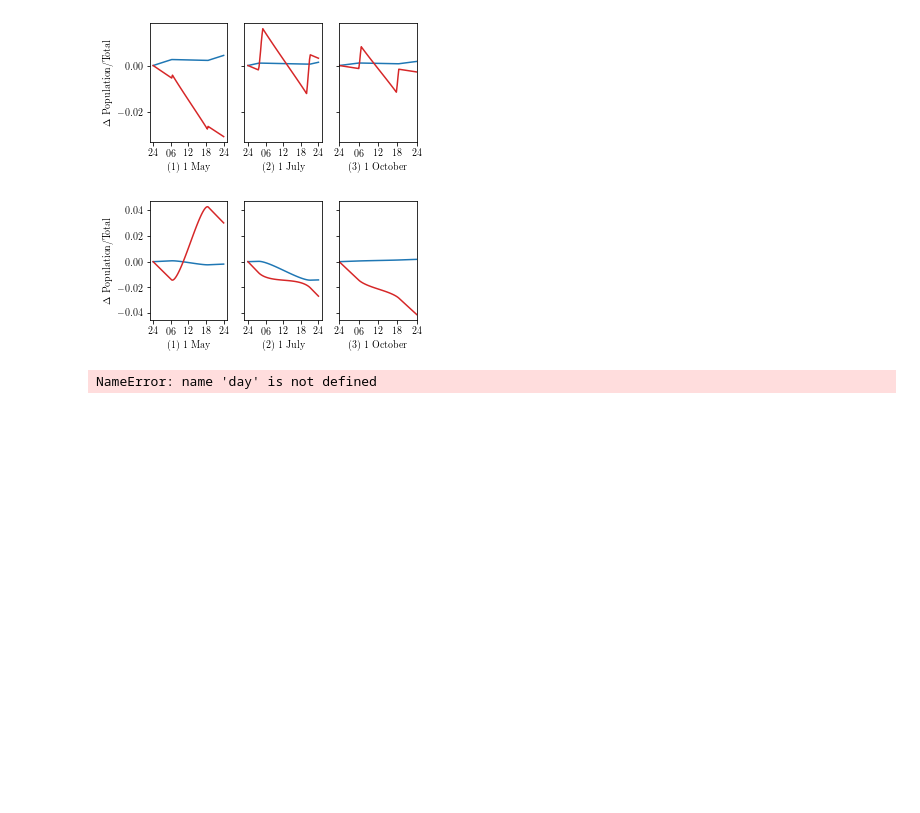
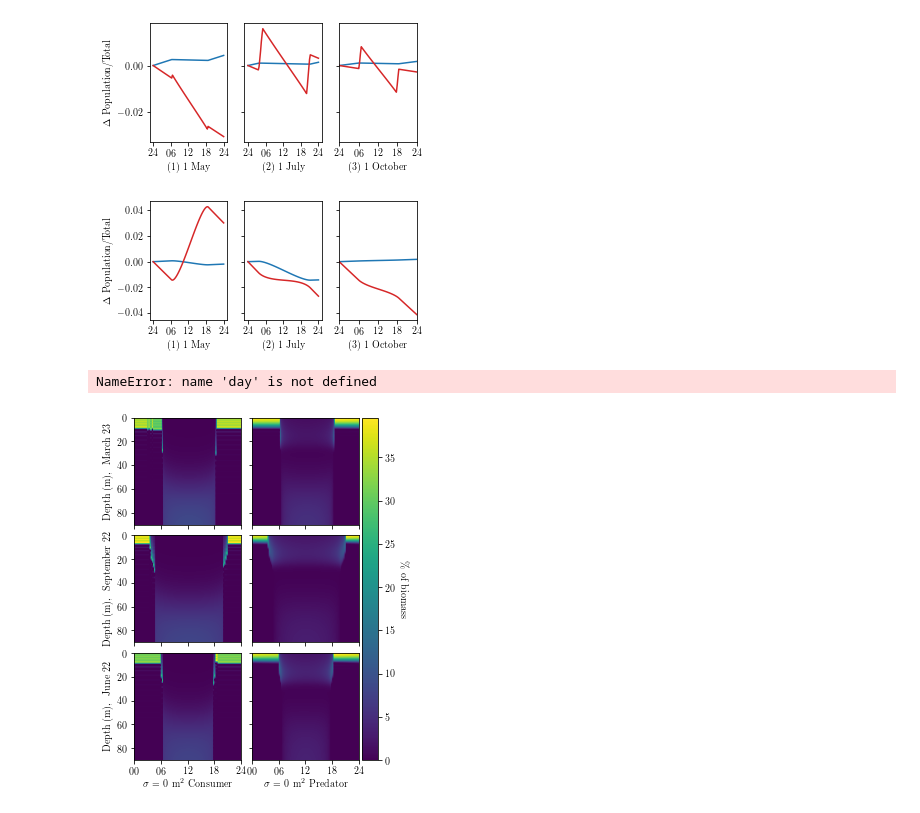
Before and after one commit to jemff/food_web, a Jupyter notebook: current_plotting.ipynb, the cells around one changed output. Cells and saved outputs as stored; diff of their text form; code cells hidden in the pictures; blank space fills up the shorter version.

```diff
--- a/current_plotting.ipynb
+++ b/current_plotting.ipynb
@@ -499,3 +486,64 @@ plt.plot(np.log10(np.sum(np.array(resources) @ eco.spectral.M, axis = 1)))
 plt.plot(eco.water.res_counts)
 # %%
 np.sum(theoretical_max @ eco.spectral.M)
+# %%
+fig = plt.figure(figsize=(16/2.54, 16/2.54))
+times = ["00 ", "06", "12", "18", "24"]
+fineness = 100
+eco = ecos[0]
+strategy_data = strategies[0]
+days = [23, 113, 203]
+day_names = ["March 23", "June 22", "September 22"]
+new_vec = np.linspace(0,45,fineness)
+
+data = []
+for j in range(3):
+    day_interval = 96
+    day = int(days[j]*day_interval)
+    HM_C = np.zeros((fineness, 96))
+    HM_P = np.zeros((fineness, 96))
+
+    for i in range(day,day+day_interval):
+        HM_C[:, i-(day)] = interpolater(eco.spectral, new_vec, 100*strategy_data[i][0]@eco.heat_kernels[0])
+        HM_P[:, i-(day)] = interpolater(eco.spectral, new_vec, 100*strategy_data[i][1]@eco.heat_kernels[0])
+    data.append(HM_C)
+    data.append(HM_P)
+
+grid = ImageGrid(fig, 111,  # as in plt.subplot(111)
+                 nrows_ncols=(3, 2),
+                 axes_pad=0.15,
+                 share_all=False,
+                 cbar_location="right",
+                 cbar_mode="single",
+                 cbar_size="5%",
+                 cbar_pad=0.05,
+
+                 )
+
+# Add data to image grid
+ext = [-12, 12, 90 ,0]
+i=0
+predator_prey = ["Consumer", "Predator"]
+for val, ax in zip(data, grid):
+
+    im = ax.imshow(val, vmin=0, cmap='viridis', extent=ext)
+    x0, x1 = ax.get_xlim()
+    y0, y1 = ax.get_ylim()
+    ax.set_aspect((24) / (90))
+    ax.set_xlabel("$\sigma$ = 0 m$^2$ " + predator_prey[int(i % 2)])
+    ax.set_ylabel("Depth (m), \\ " + day_names[int(i % 3)])
+    ax.set_xticks([-12,-6, 0, 6, 12]) #xaxis.set_major_locator(plt.MultipleLocator(4))
+    ax.set_xticklabels(times)
+
+    i+=1
+
+
+ax.cax.cla()
+thecb = matplotlib.colorbar.Colorbar(ax.cax,im)
+thecb.set_label("\% of biomass", rotation = 270, labelpad = 12)
+ax.cax.toggle_label(True)
+
+
+plt.savefig("total_heatmap"+".pdf", bbox_inches='tight')
+# %% [output]
+[figure, added]
```
Also changed, not shown: parts of 10 cells of this notebook, 5 other files.
